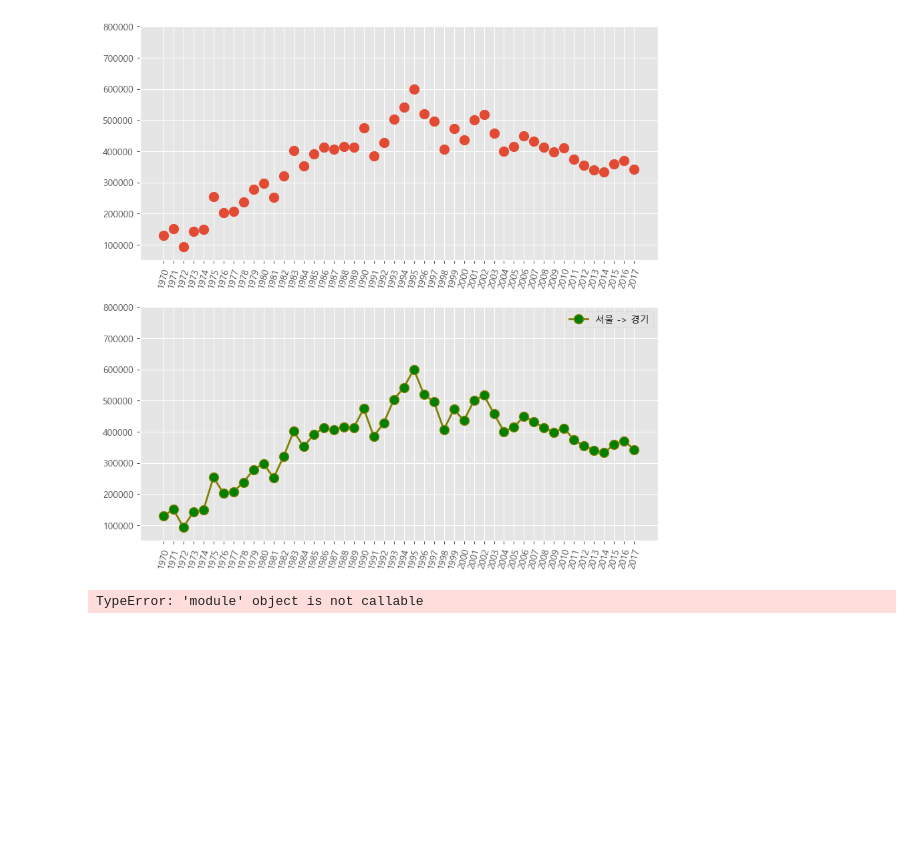
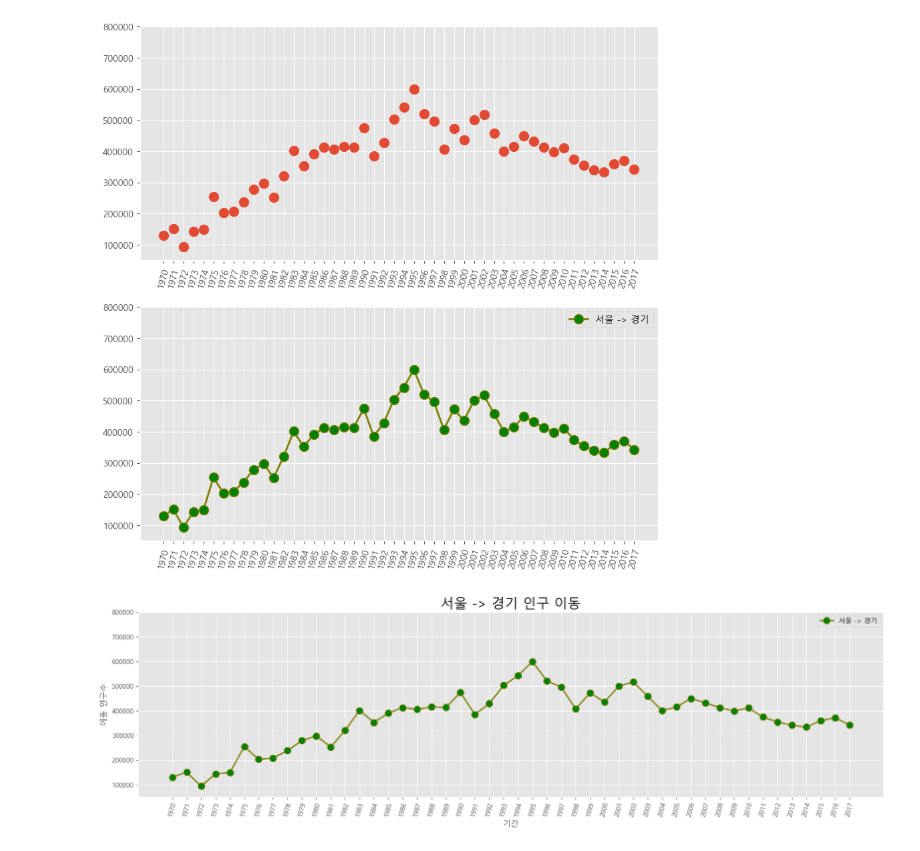
Before and after one commit to yumzzoa/numpy-pandas-study, a Jupyter notebook: 판다스 데이터 분석/4.1.1 Matplotlib - 기본 그래프 도구.ipynb, the cells around one changed output. Cells and saved outputs as stored; diff of their text form; code cells hidden in the pictures; blank space fills up the shorter version.

```diff
--- a/판다스 데이터 분석/4.1.1 Matplotlib - 기본 그래프 도구.ipynb
+++ b/판다스 데이터 분석/4.1.1 Matplotlib - 기본 그래프 도구.ipynb
@@ -196,6 +199,9 @@ plt.show()  # 변경사항 저장하고 그래프 출력
 # %% [output]
 [figure]
 # %%
+import pandas as pd
+import matplotlib.pyplot as plt
+
 from matplotlib import font_manager, rc
 font_path = "./malgun.ttf"   #폰트파일의 위치
 font_name = font_manager.FontProperties(fname=font_path).get_name()
@@ -213,32 +219,34 @@ df_seoul = df[mask]
 df_seoul = df_seoul.drop(['전출지별'], axis=1)
 df_seoul.rename({'전입지별':'전입지'}, axis=1, inplace=True)
 df_seoul.set_index('전입지', inplace=True)
 
 # 서울에서 경기도로 이동한 인구 데이터 값만 선택
 sr_one = df_seoul.loc['경기도']
 
+
 # 스타일 서식 지정
 plt.style.use('ggplot')
+
 
 fig = plt.figure(figsize=(20, 5))
 ax = fig.add_subplot(1, 1, 1)
 
 ax.plot(sr_one, marker='o', markerfacecolor='green', markersize=10,
          color='olive', linewidth=2, label='서울 -> 경기')
 ax.legend(loc='best')
 
 ax.set_ylim(50000, 800000)
 
 ax.set_title('서울 -> 경기 인구 이동', size = 20)
 
 ax.set_xlabel('기간', size=12)
-ax.seet_ylabel('이동 인구수', size=12)
+ax.set_ylabel('이동 인구수', size=12)
 
 ax.set_xticklabels(sr_one.index, rotation=75)
 
 ax.tick_params(axis="x", labelsize = 10)
 ax.tick_params(axis="y", labelsize = 10)
 
 plt.show()
 # %% [output]
-TypeError: 'module' object is not callable
+[figure, added]
```
Also changed, not shown: parts of 7 cells of this notebook.
